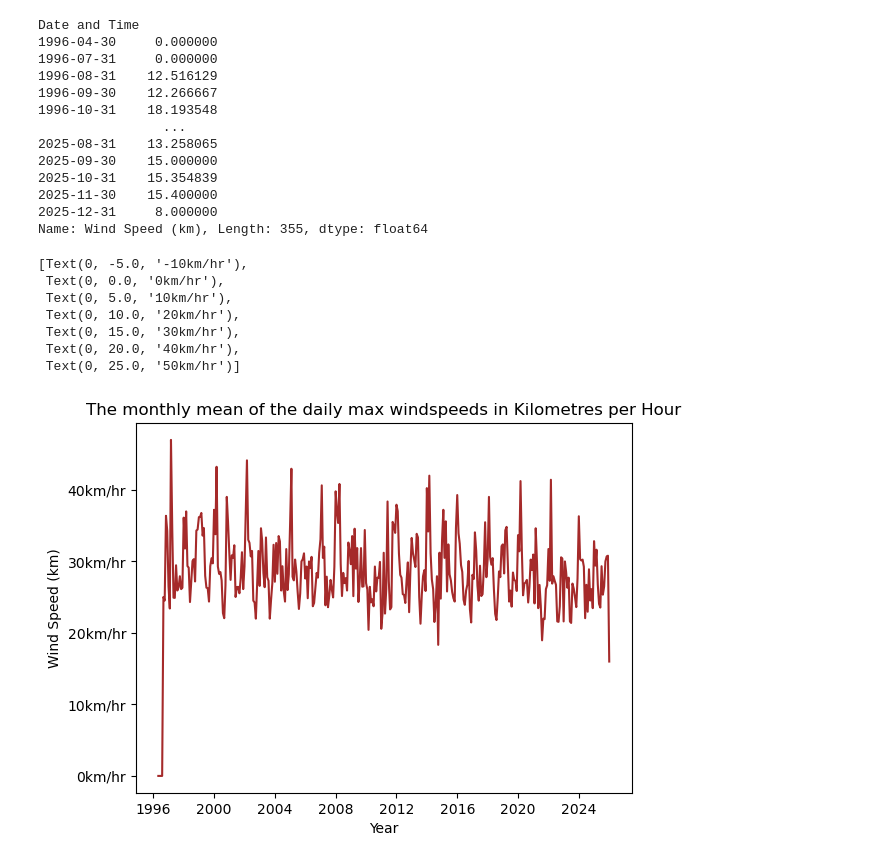
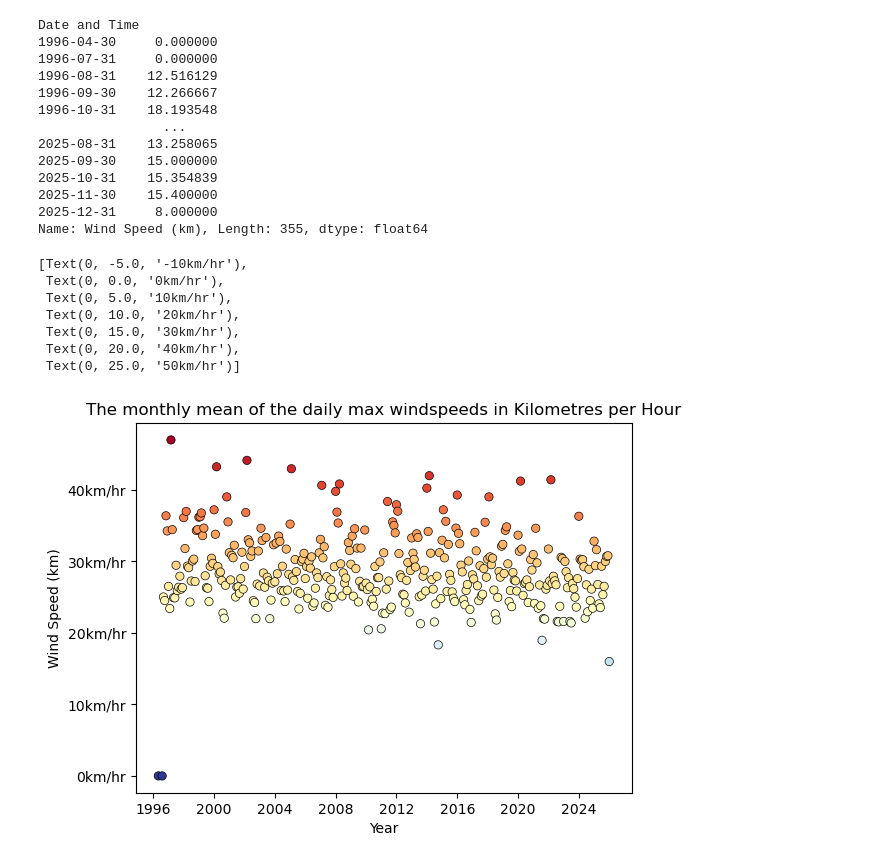
Before and after one commit to FaolanH/programming-for-data-analytics, a Jupyter notebook: pfda-assignments/assignment06_weather.ipynb, the cells around one changed output. Saved outputs shown, nothing was run; the diff lists cells and outputs as text; code cells hidden in the pictures.

```diff
--- a/pfda-assignments/assignment06_weather.ipynb
+++ b/pfda-assignments/assignment06_weather.ipynb
@@ -509,17 +533,18 @@ Date and Time
 2025-12-31     8.000000
 Name: Wind Speed (km), Length: 355, dtype: float64
 # %%
-# Plotting the data
-plot = sns.lineplot(monthlymean_dailymax, color="brown")
+# Plotting the monthly mean daily max data
+y = monthlymean_dailymax
+plot = sns.scatterplot(x = monthlymean_dailymax.index, y = y, c = y, cmap = "RdYlBu_r", edgecolor = 'black')
 plot.set_title("The monthly mean of the daily max windspeeds in Kilometres per Hour")
 plot.set_xlabel('Year')
 plot.set_yticklabels(['-10km/hr','0km/hr', '10km/hr', '20km/hr','30km/hr','40km/hr','50km/hr', '60km/hr'])
 # %% [output]
 [Text(0, -5.0, '-10km/hr'),
  Text(0, 0.0, '0km/hr'),
  Text(0, 5.0, '10km/hr'),
  Text(0, 10.0, '20km/hr'),
  Text(0, 15.0, '30km/hr'),
  Text(0, 20.0, '40km/hr'),
  Text(0, 25.0, '50km/hr')]
-[figure, old version]
+[figure, new version]
```
Also changed, not shown: parts of 31 cells of this notebook.
